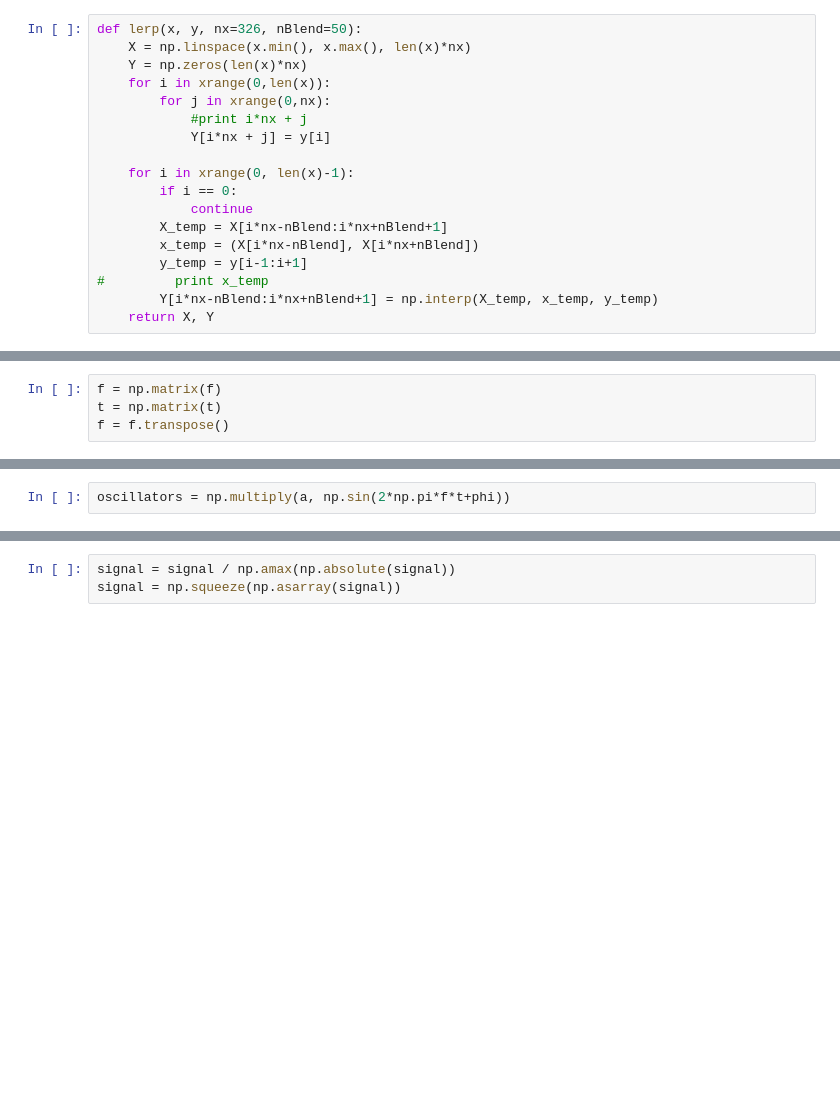
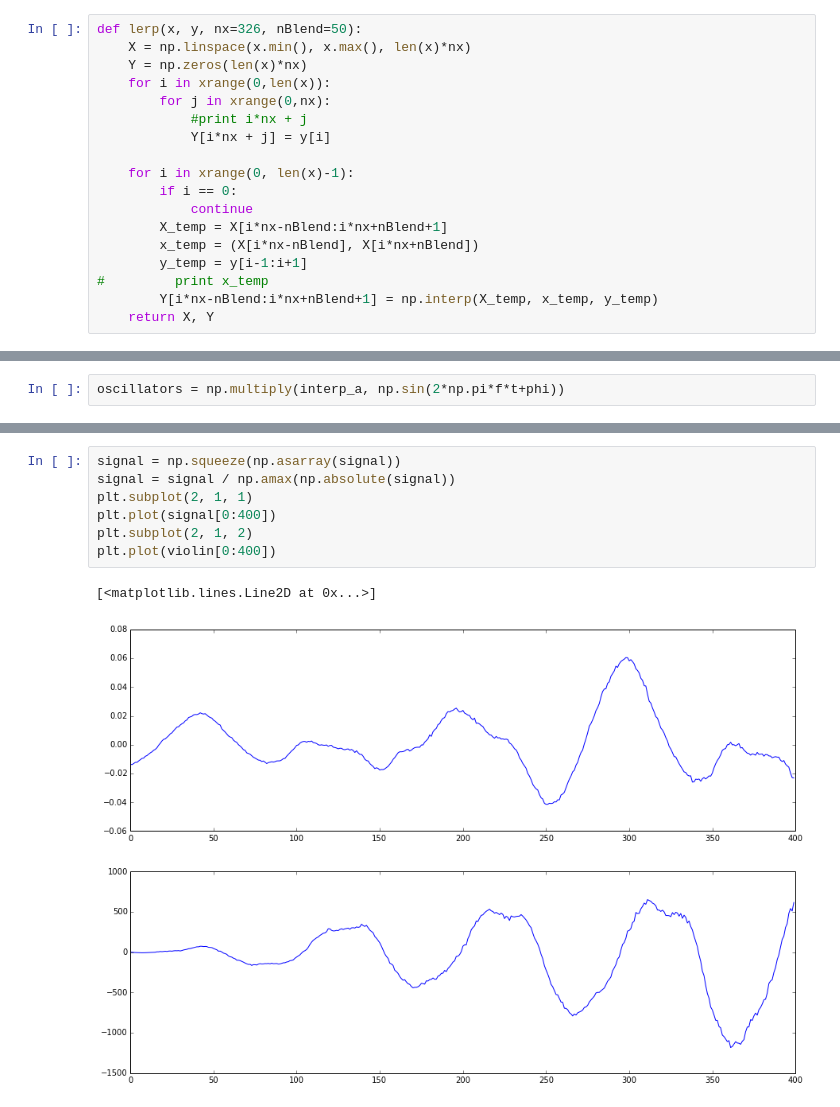
Before and after one commit to amygdalama/furrier-transform, a Jupyter notebook: furrier-transform.ipynb, the cells around one changed output, grey strips where cells are left out. Drawn from its saved outputs; the diff is of its cells as text; blank space fills up the shorter version.

```diff
--- a/furrier-transform.ipynb
+++ b/furrier-transform.ipynb
@@ -117,5 +119 @@ phi = phi.transpose()
-# %%
-f = np.matrix(f)
-t = np.matrix(t)
-f = f.transpose()
 # %%
@@ -150,5 +154,5 @@ a.shape, f.shape, t.shape, phi.shape
 # %%
-oscillators = np.multiply(a, np.sin(2*np.pi*f*t+phi))
+oscillators = np.multiply(interp_a, np.sin(2*np.pi*f*t+phi))
 # %%
 oscillators.shape
 # %% [output]
@@ -161,3 +165,10 @@ signal.shape
-# %%
-signal = signal / np.amax(np.absolute(signal))
-signal = np.squeeze(np.asarray(signal))
+# %%
+signal = np.squeeze(np.asarray(signal))
+signal = signal / np.amax(np.absolute(signal))
+plt.subplot(2, 1, 1)
+plt.plot(signal[0:400])
+plt.subplot(2, 1, 2)
+plt.plot(violin[0:400])
+# %% [output]
+[<matplotlib.lines.Line2D at 0x...>]
+[figure, added]
```
Also changed, not shown: parts of 24 cells of this notebook, 6 other files.
